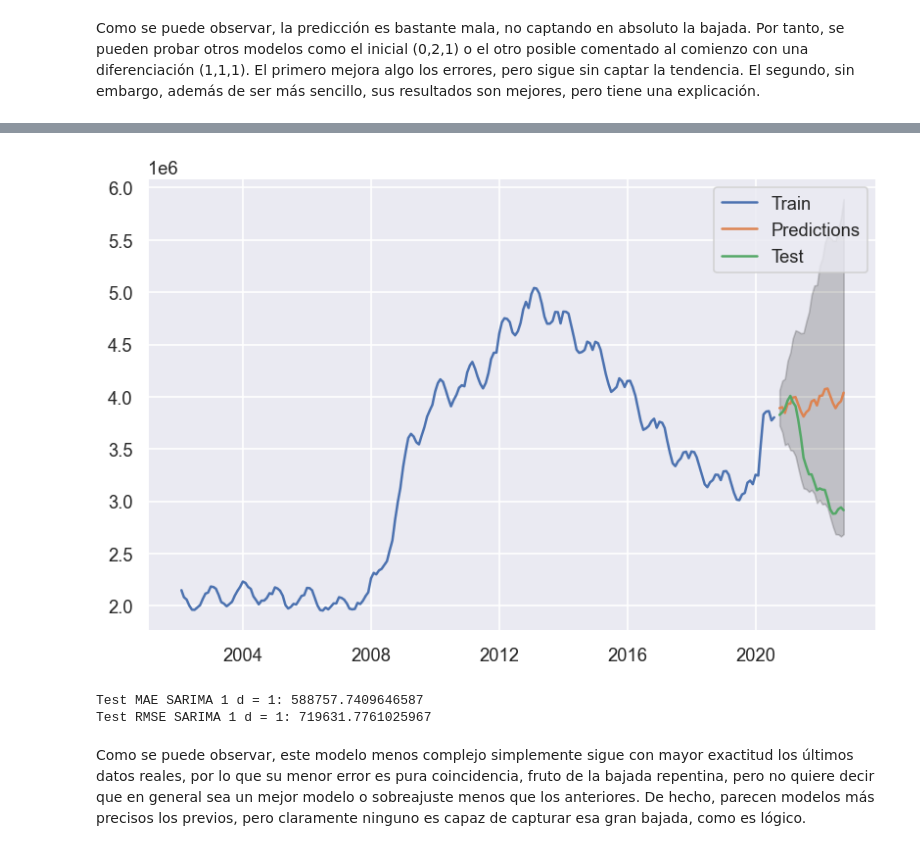
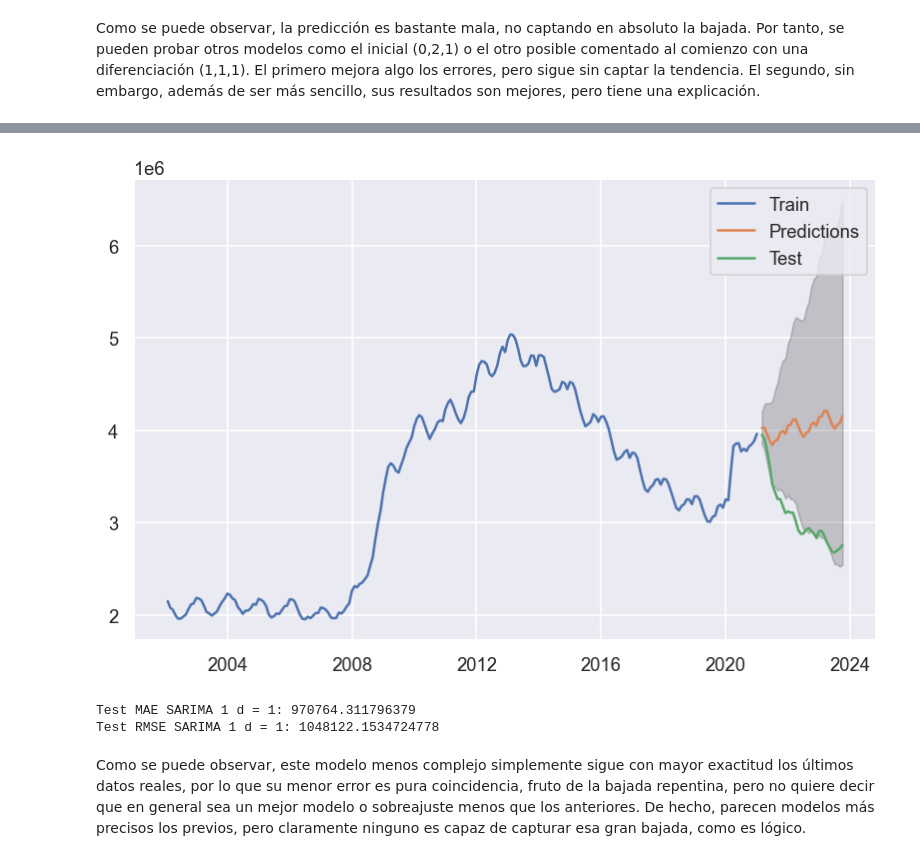
Before and after one commit to juanls1/Assignment2_ML, a Jupyter notebook: ML_Assignment2.ipynb, the cells around one changed output, grey strips where cells are left out. Saved outputs shown, nothing was run; the diff lists cells and outputs as text; code cells hidden in the pictures.

```diff
--- a/ML_Assignment2.ipynb
+++ b/ML_Assignment2.ipynb
@@ -78,8 +85,8 @@ y = df
 y_train = y.iloc[0:round(0.64*y.shape[0])]
 y_test = y.iloc[round(0.64*y.shape[0])+1:round(0.8*y.shape[0])]
 
-y_train2 = y.iloc[0:round(0.9*y.shape[0])]
-y_test2 = y.iloc[round(0.9*y.shape[0])+1:round(y.shape[0])]
+y_train2 = y.iloc[0:round(0.88*y.shape[0])] #Si funciona mal, cambiar por 0.9
+y_test2 = y.iloc[round(0.88*y.shape[0])+1:round(y.shape[0])]
 
 y_train.head()
 # %% [output]
@@ -558,42 +595,42 @@ TypeError: cannot do slice indexing on DatetimeIndex with these indexers [20] of
 # %%
 #Obtain forecasts for in-sample and out-of-sample
-start = round(0.9*y.shape[0])
+start = round(0.88*y.shape[0])
 end = round(y.shape[0])
-horizon = end - round(0.9*y.shape[0])
+horizon = end - round(0.88*y.shape[0])
 
 pred = sarima_fit2.get_prediction(start=start+1, end= end-1, dynamic=False)
 yhat = pred.predicted_mean
 yhat_conf_int = pred.conf_int(alpha=0.05)
 
 #Undo Box-cox transform if necessary
 if BOX_COX:
     yhat = sp.special.inv_boxcox(yhat, lmbda)
     yhat_conf_int = sp.special.inv_boxcox(yhat_conf_int, lmbda)
 
 yhat.index = y.index[start+1:end]
 
 # Asegurarse de que los índices de yhat_conf_int coincidan con y_train
 yhat_conf_int.index = y.index[start+1:end]
 
 plt.figure()
 plt.fill_between(yhat_conf_int.index,
                 yhat_conf_int.iloc[:, 0],
                 yhat_conf_int.iloc[:, 1], color='k', alpha=.2)
 plt.plot(y_train2['2002-02-01':], label = 'Train')
 plt.plot(yhat, label = 'Predictions')
 plt.plot(y_test2, label = 'Test')
 plt.legend()
 plt.show()
 # %% [output]
-[figure, old version]
+[figure, new version]
 # %%
 #Test MAE - Mean Absolute error
 print('Test MAE SARIMA 1 d = 1:',mean_absolute_error(y_test2, yhat))
 #Test RMSE - Root Mean Square Error
 print('Test RMSE SARIMA 1 d = 1:',math.sqrt(mean_squared_error(y_test2, yhat)))
 # %% [output]
-Test MAE SARIMA 1 d = 1: 588757.7409646587
-Test RMSE SARIMA 1 d = 1: 719631.7761025967
+Test MAE SARIMA 1 d = 1: 970764.311796379
+Test RMSE SARIMA 1 d = 1: 1048122.1534724778
 # %% [markdown]
 Como se puede observar, este modelo menos complejo simplemente sigue con mayor exactitud los últimos datos reales, por lo que su menor error es pura coincidencia, fruto de la bajada repentina, pero no quiere decir que en general sea un mejor modelo o sobreajuste menos que los anteriores. De hecho, parecen modelos más precisos los previos, pero claramente ninguno es capaz de capturar esa gran bajada, como es lógico.
 # %% [markdown]
```
Also changed, not shown: parts of 35 cells of this notebook.
